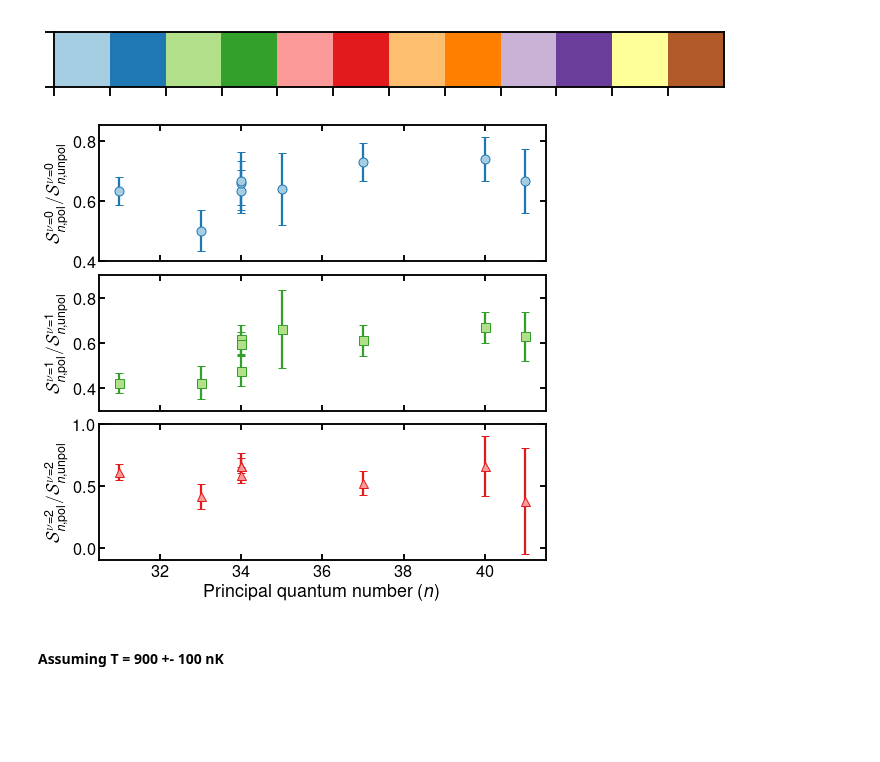
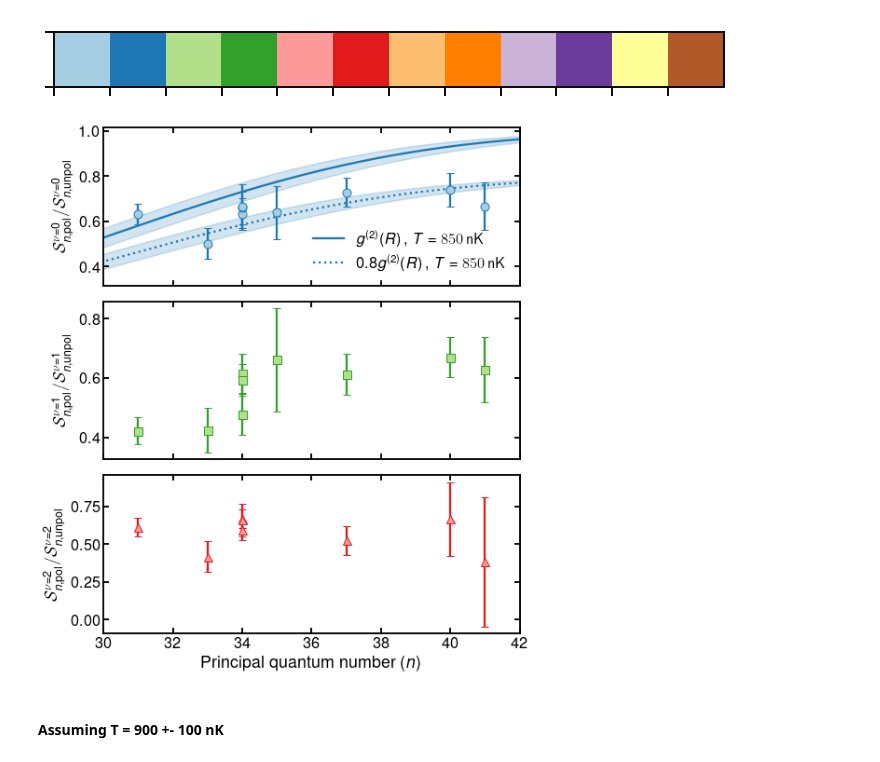
Before and after one commit to rogding/phd_thesis, a Jupyter notebook: chapters/probing_correlations/dimer_ratios/dimer_ratios-20190812.ipynb, the cells around one changed output. Saved outputs shown, nothing was run; the diff lists cells and outputs as text; code cells hidden in the pictures; blank space fills up the shorter version.

Commit message:
Made a new figure to talk about ULRRM wave functions for correlations chapter

```diff
--- a/chapters/probing_correlations/dimer_ratios/dimer_ratios-20190812.ipynb
+++ b/chapters/probing_correlations/dimer_ratios/dimer_ratios-20190812.ipynb
@@ -232,7 +232,7 @@ def wl_dB(T):
     return H/unumpy.sqrt(2*np.pi*MASS*KB*T)
 
 def g2_func(R_scaled, epsilon):
-    return 1 + epsilon*np.exp(-2*np.pi*R_scaled**2)
+    return 1 + epsilon*unumpy.exp(-2*np.pi*R_scaled**2)
 
 # https://stackoverflow.com/questions/2413522/weighted-standard-deviation-in-numpy
 def weighted_avg_and_std(values, weights):
@@ -266,7 +266,7 @@ CG_factor = (11/13)/(46/275)
 # Detection efficiency
 alpha = ufloat(1.33, 0.05)
 
-[fig, axs] = plt.subplots(nrows=3, figsize=(8,8), sharex=True)
+[fig, axs] = plt.subplots(nrows=3, figsize=(8,10), sharex=True)
 ax = plt.gca()
 
 ################################
@@ -279,8 +279,29 @@ upper = unumpy.uarray(data_amp_corr['D0 (pol)'], data_amp_corr['D0 (pol) (unc)']
 lower = unumpy.uarray(data_amp_corr['D0 (unpol)'], data_amp_corr['D0 (unpol) (unc)'])
 ratio = upper/lower/alpha/CG_factor
 axs[0].errorbar(n, unumpy.nominal_values(ratio), yerr=unumpy.std_devs(ratio),
-                fmt='o', label=r'$\nu = 0$', capsize=4, zorder=2,
+                fmt='o', capsize=4, zorder=3,
                 markeredgecolor=cp[1], ecolor=cp[1], markerfacecolor=cp[0])
+
+# Theory g2
+n_range = np.linspace(min(n)-2, max(n)+2, 1000, endpoint=True)
+R_range = R0(n_range)
+R_scaled = R_range/wl_dB(ufloat(850E-9,100E-9))
+g2 = g2_func(R_scaled, -1)
+axs[0].plot(n_range, unumpy.nominal_values(g2), zorder=1, color=cp[1],
+            label=r'$g^\pqty*{2}\pqty*{R}$, $T = \SI{850}{\nano\kelvin}$')
+axs[0].fill_between(n_range, unumpy.nominal_values(g2)+unumpy.std_devs(g2), unumpy.nominal_values(g2)-unumpy.std_devs(g2),
+                    zorder=0, alpha=0.2, color=cp[1])
+
+n_range = np.linspace(min(n)-2, max(n)+2, 1000, endpoint=True)
+R_range = R0(n_range)
+R_scaled = R_range/wl_dB(ufloat(850E-9,100E-9))
+g2 = g2_func(R_scaled, -1)*0.8
+axs[0].plot(n_range, unumpy.nominal_values(g2), ':', zorder=1, color=cp[1],
+            label=r'$0.8 g^\pqty*{2}\pqty*{R}$, $T = \SI{850}{\nano\kelvin}$')
+axs[0].fill_between(n_range, unumpy.nominal_values(g2)+unumpy.std_devs(g2), unumpy.nominal_values(g2)-unumpy.std_devs(g2),
+                    zorder=0, alpha=0.2, color=cp[1])
+
+#axs[0].fill_between(n_range, unumpy.nominal_values(g2)+unumpy.std_devs(g2), unumpy.nominal_values(g2)-unumpy.std_devs(g2), zorder=1, alpha=0.2)
 
 # Theory
 #plt.plot(g2_th_nu0[0], g2_th_nu0[1], ':', color='black', label=r'$g^{\pqty*{2}}\pqty*{R_{n,\nu=0}}$', zorder=1)
@@ -295,7 +316,7 @@ upper = unumpy.uarray(data_amp_corr['D1 (pol)'], data_amp_corr['D1 (pol) (unc)']
 lower = unumpy.uarray(data_amp_corr['D1 (unpol)'], data_amp_corr['D1 (unpol) (unc)'])
 ratio = upper/lower/alpha/CG_factor
 axs[1].errorbar(n, unumpy.nominal_values(ratio), yerr=unumpy.std_devs(ratio),
-                fmt='s', label=r'$\nu = 1$', capsize=4, zorder=2,
+                fmt='s', capsize=4, zorder=3,
                 markeredgecolor=cp[3], ecolor=cp[3], markerfacecolor=cp[2])
 
 # Theory
@@ -311,42 +332,44 @@ upper = unumpy.uarray(data_amp_corr['D2 (pol)'], data_amp_corr['D2 (pol) (unc)']
 lower = unumpy.uarray(data_amp_corr['D2 (unpol)'], data_amp_corr['D2 (unpol) (unc)'])
 ratio = upper/lower/alpha/CG_factor
 axs[2].errorbar(n, unumpy.nominal_values(ratio), yerr=unumpy.std_devs(ratio),
-                fmt='^', label=r'$\nu = 2$', capsize=4, zorder=2,
+                fmt='^', capsize=4, zorder=3,
                 markeredgecolor=cp[5], ecolor=cp[5], markerfacecolor=cp[4])
 
 ################################
 # Plotting stuff
 
 # Axis limits
 #plt.xlim((0.3, 0.75))
 #plt.ylim((0.35, 1.15))
 
 # Axis options
 for ax in axs:
     ax.tick_params(axis='both', which='both', direction='in', length=6, bottom=True, left=True, top=True, right=True)
+    ax.set_xlim((30, 42))
 
-axs[0].set_ylim((0.4, 0.85))
-axs[1].set_ylim((0.3, 0.9))
-axs[2].set_ylim((-0.1, 1))
+#axs[0].set_ylim((0.4, 0.85))
+#axs[1].set_ylim((0.3, 0.9))
+#axs[2].set_ylim((-0.1, 1))
 
 # Plot labels
 plt.xlabel(r'Principal quantum number ($n$)')
 axs[0].set_ylabel(r'${\mathcal{S}_{n,\text{pol}}^{\nu=0}}/{\mathcal{S}_{n,\text{unpol}}^{\nu=0}}$')
 axs[1].set_ylabel(r'${\mathcal{S}_{n,\text{pol}}^{\nu=1}}/{\mathcal{S}_{n,\text{unpol}}^{\nu=1}}$')
 axs[2].set_ylabel(r'${\mathcal{S}_{n,\text{pol}}^{\nu=2}}/{\mathcal{S}_{n,\text{unpol}}^{\nu=2}}$')
 
 #plt.legend(frameon=False, loc='best', fontsize=20)
+axs[0].legend(frameon=False)
 
 #plt.savefig('Fig9-assuming_800-1000nK.pdf', bbox_inches='tight')
 
 fig.subplots_adjust(hspace=0.1)
 
 fig.savefig('pol_unpol_ratio.pdf', bbox_inches='tight')
 fig.savefig('pol_unpol_ratio.png', bbox_inches='tight', transparent=True, dpi=1000)
 
 plt.show()
 # %% [output]
-[figure, old version]
+[figure, new version]
 # %% [markdown]
 #### Assuming T = 900 +- 100 nK
 # %%
```
Also changed, not shown: 43 other files.
